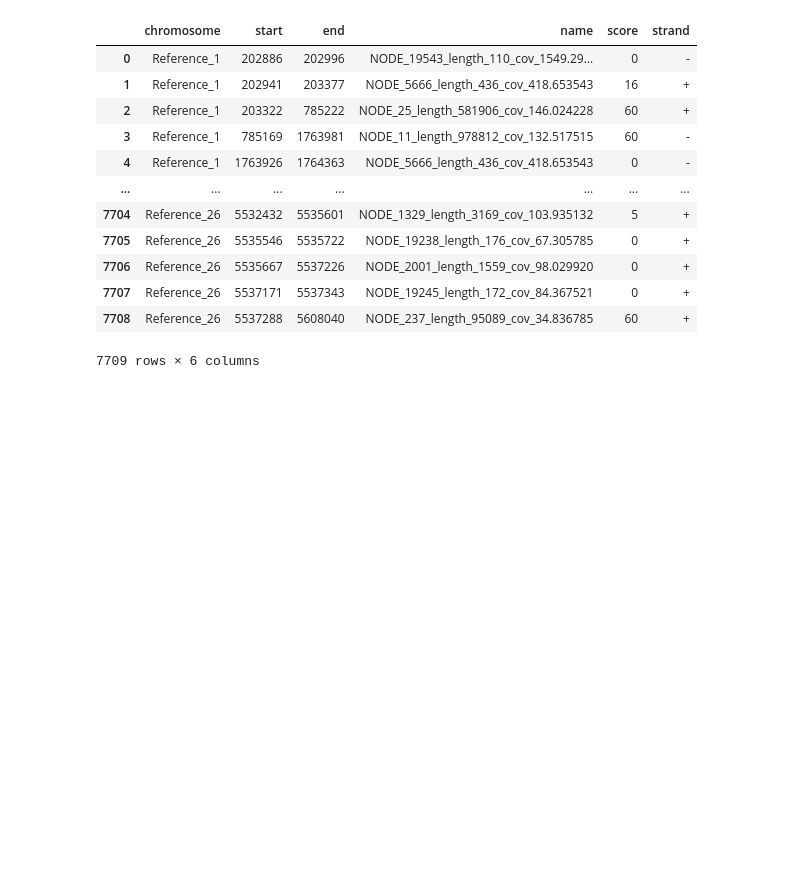
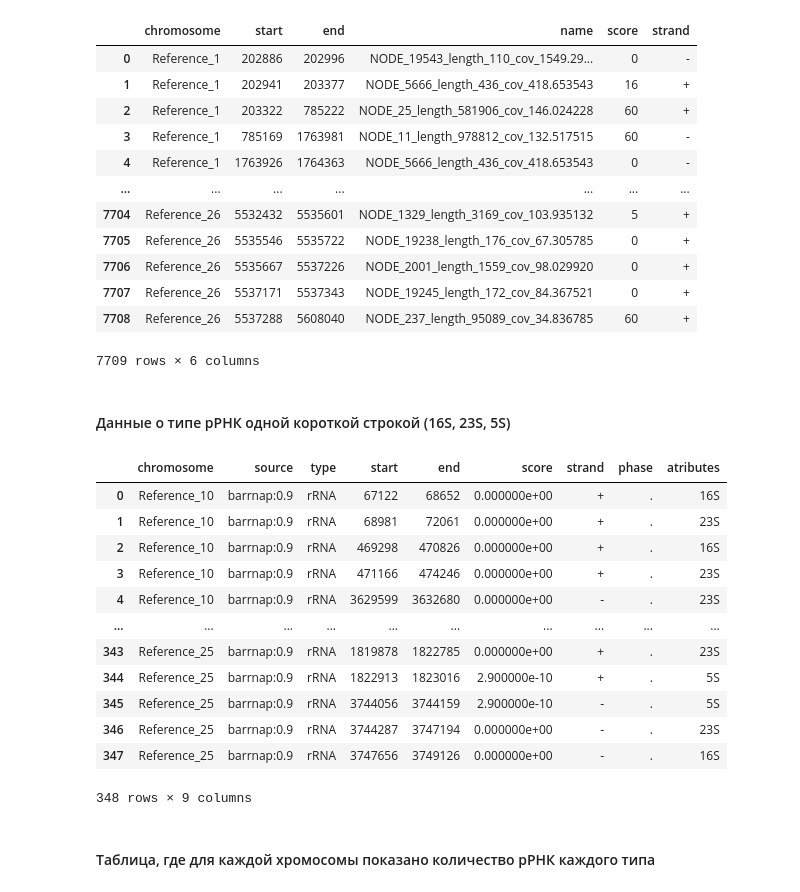
Before and after one commit to immbiochem/BI_2021_Python, a Jupyter notebook: Panda/mad_pandas_die_standing_up.ipynb, the cells around one changed output. Saved outputs shown, nothing was run; the diff lists cells and outputs as text; code cells hidden in the pictures; blank space fills up the shorter version.

```diff
--- a/Panda/mad_pandas_die_standing_up.ipynb
+++ b/Panda/mad_pandas_die_standing_up.ipynb
@@ -303,3 +307,26 @@ bed
 | 7707 | Reference_26 | 5537171 | 5537343 | NODE_19245_length_172_cov_84.367521 | 0 | + |
 | 7708 | Reference_26 | 5537288 | 5608040 | NODE_237_length_95089_cov_34.836785 | 60 | + |
 7709 rows × 6 columns
+# %% [markdown]
+#### Данные о типе рРНК одной короткой строкой (16S, 23S, 5S)
+# %%
+names = gff.atributes
+gff.atributes = list(map(lambda x: x[5:8], names))
+gff.loc[(gff.atributes == '5S_'), 'atributes'] = '5S'
+gff
+# %% [output]
+|  | chromosome | source | type | start | end | score | strand | phase | atributes |
+| 0 | Reference_10 | barrnap:0.9 | rRNA | 67122 | 68652 | 0.000000e+00 | + | . | 16S |
+| 1 | Reference_10 | barrnap:0.9 | rRNA | 68981 | 72061 | 0.000000e+00 | + | . | 23S |
+| 2 | Reference_10 | barrnap:0.9 | rRNA | 469298 | 470826 | 0.000000e+00 | + | . | 16S |
+| 3 | Reference_10 | barrnap:0.9 | rRNA | 471166 | 474246 | 0.000000e+00 | + | . | 23S |
+| 4 | Reference_10 | barrnap:0.9 | rRNA | 3629599 | 3632680 | 0.000000e+00 | - | . | 23S |
+| ... | ... | ... | ... | ... | ... | ... | ... | ... | ... |
+| 343 | Reference_25 | barrnap:0.9 | rRNA | 1819878 | 1822785 | 0.000000e+00 | + | . | 23S |
+| 344 | Reference_25 | barrnap:0.9 | rRNA | 1822913 | 1823016 | 2.900000e-10 | + | . | 5S |
+| 345 | Reference_25 | barrnap:0.9 | rRNA | 3744056 | 3744159 | 2.900000e-10 | - | . | 5S |
+| 346 | Reference_25 | barrnap:0.9 | rRNA | 3744287 | 3747194 | 0.000000e+00 | - | . | 23S |
+| 347 | Reference_25 | barrnap:0.9 | rRNA | 3747656 | 3749126 | 0.000000e+00 | - | . | 16S |
+348 rows × 9 columns
+# %% [markdown]
+#### Таблица, где для каждой хромосомы показано количество рРНК каждого типа
```
Also changed, not shown: parts of 4 cells of this notebook.
